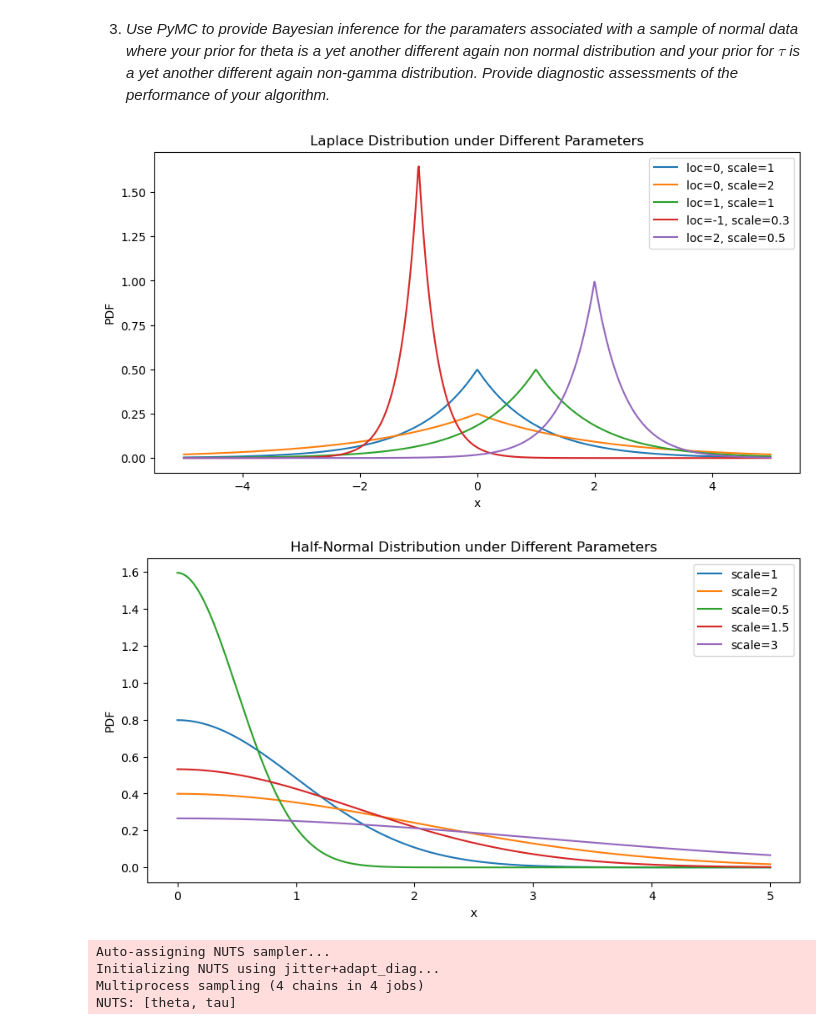
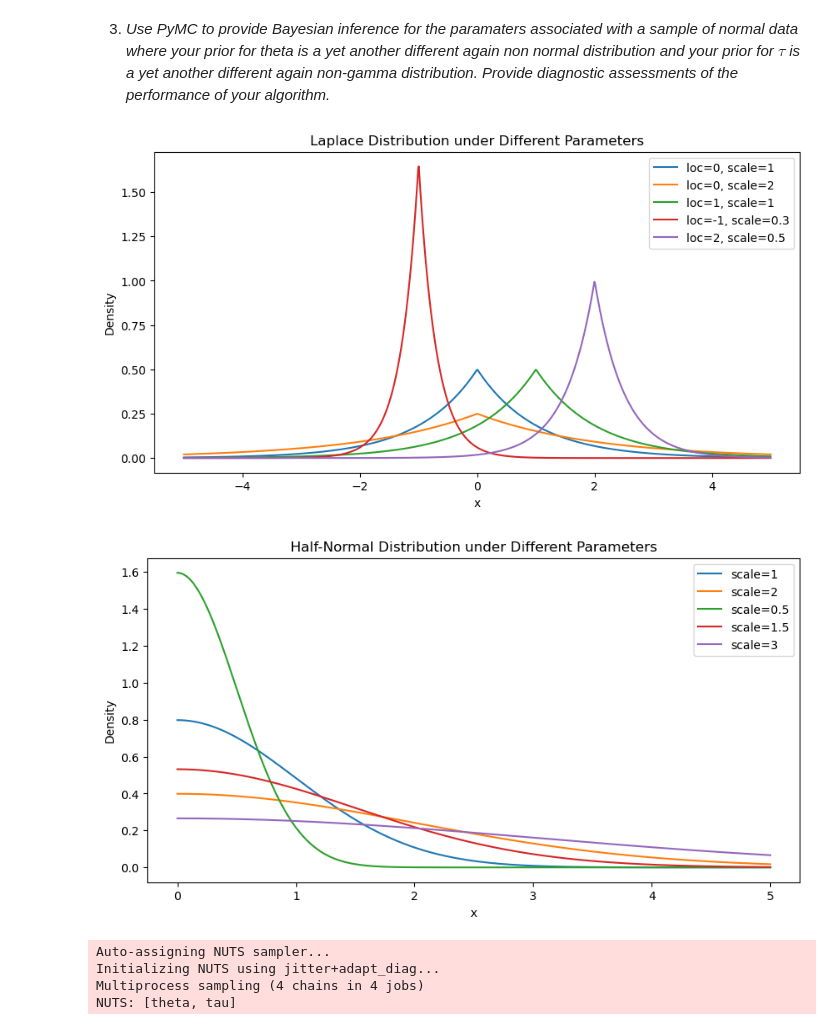
Before and after one commit to Chuxuan-a/Bayes, a Jupyter notebook: HW5.ipynb, the cells around one changed output. Cells and saved outputs as stored; diff of their text form; code cells hidden in the pictures.

```diff
--- a/HW5.ipynb
+++ b/HW5.ipynb
@@ -277,32 +277,32 @@ For the two different plotting mechanisms, there is a noticeable contrast in the
 # %%
 laplace_params = [(0, 1), (0, 2), (1, 1), (-1, 0.3), (2, 0.5)]
 halfnorm_params = [(1), (2), (0.5), (1.5), (3)]
 
 x_laplace = np.linspace(-5, 5, 1000)
 x_halfnorm = np.linspace(0, 5, 1000)
 
 # Laplace distribution plots
 plt.figure(figsize=(10, 5))
 for loc, scale in laplace_params:
     plt.plot(x_laplace, stats.laplace.pdf(x_laplace, loc, scale), label=f'loc={loc}, scale={scale}')
 plt.title("Laplace Distribution under Different Parameters")
 plt.xlabel("x")
-plt.ylabel("PDF")
+plt.ylabel("Density")
 plt.legend()
 plt.show()
 
 # Half-Normal distribution plots
 plt.figure(figsize=(10, 5))
 for scale in halfnorm_params:
     plt.plot(x_halfnorm, stats.halfnorm.pdf(x_halfnorm, scale=scale), label=f'scale={scale}')
 plt.title("Half-Normal Distribution under Different Parameters")
 plt.xlabel("x")
-plt.ylabel("PDF")
+plt.ylabel("Density")
 plt.legend()
 plt.show()
 # %% [output]
-[figure, old version]
+[figure, new version]
-[figure, old version]
+[figure, new version]
 # %%
 # Laplace - Half-Normal
 
```
Also changed, not shown: parts of 2 cells of this notebook.
